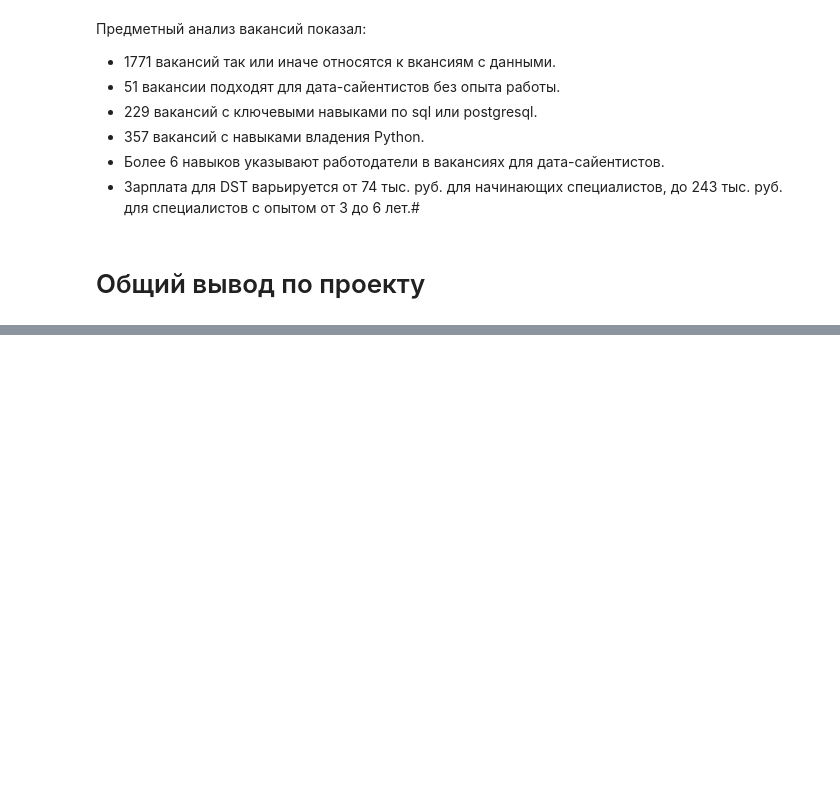
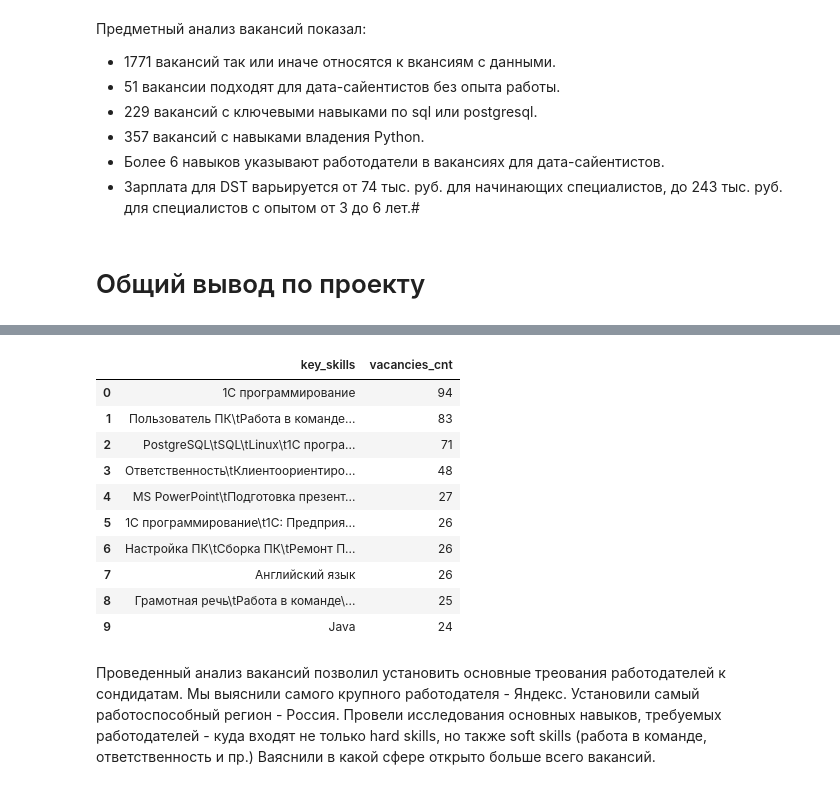
Before and after one commit to Evgi23/Project_3_HH, a Jupyter notebook: Project_2_Ноутбук_шаблон.ipynb, the cells around one changed output, grey strips where cells are left out. Saved outputs shown, nothing was run; the diff lists cells and outputs as text; code cells hidden in the pictures; blank space fills up the shorter version.

```diff
--- a/Project_2_Ноутбук_шаблон.ipynb
+++ b/Project_2_Ноутбук_шаблон.ipynb
@@ -907,0 +940,37 @@ df
+# %%
+""" _summary_
+Выводим количество вакансий по самым популярным сферам деятельтности работодателей
+"""
+
+query_7_2 = f'''select
+            v.key_skills,
+            count(v.id) as vacancies_cnt
+            from vacancies v
+            where v.key_skills is not null
+            group by 1
+            order by 2 desc
+            limit 10
+
+
+'''
+# %%
+df = pd.read_sql_query(query_7_2, connection)
+df
+# %% [output]
+|  | key_skills | vacancies_cnt |
+| 0 | 1С программирование | 94 |
+| 1 | Пользователь ПК\tРабота в команде... | 83 |
+| 2 | PostgreSQL\tSQL\tLinux\t1С програ... | 71 |
+| 3 | Ответственность\tКлиентоориентиро... | 48 |
+| 4 | MS PowerPoint\tПодготовка презент... | 27 |
+| 5 | 1С программирование\t1С: Предприя... | 26 |
+| 6 | Настройка ПК\tСборка ПК\tРемонт П... | 26 |
+| 7 | Английский язык | 26 |
+| 8 | Грамотная речь\tРабота в команде\... | 25 |
+| 9 | Java | 24 |
+# %% [markdown]
+Проведенный анализ вакансий позволил установить основные треования работодателей к сондидатам.
+Мы выяснили самого крупного работодателя - Яндекс.
+Установили самый работоспособный регион - Россия.
+Провели исследования основных навыков, требуемых работодателей - куда входят не только hard skills, но также  soft skills (работа в команде, ответственность и пр.)
+Ваяснили в какой сфере открыто больше всего вакансий.
```
Also changed, not shown: parts of 2 cells of this notebook, 1 other file.
